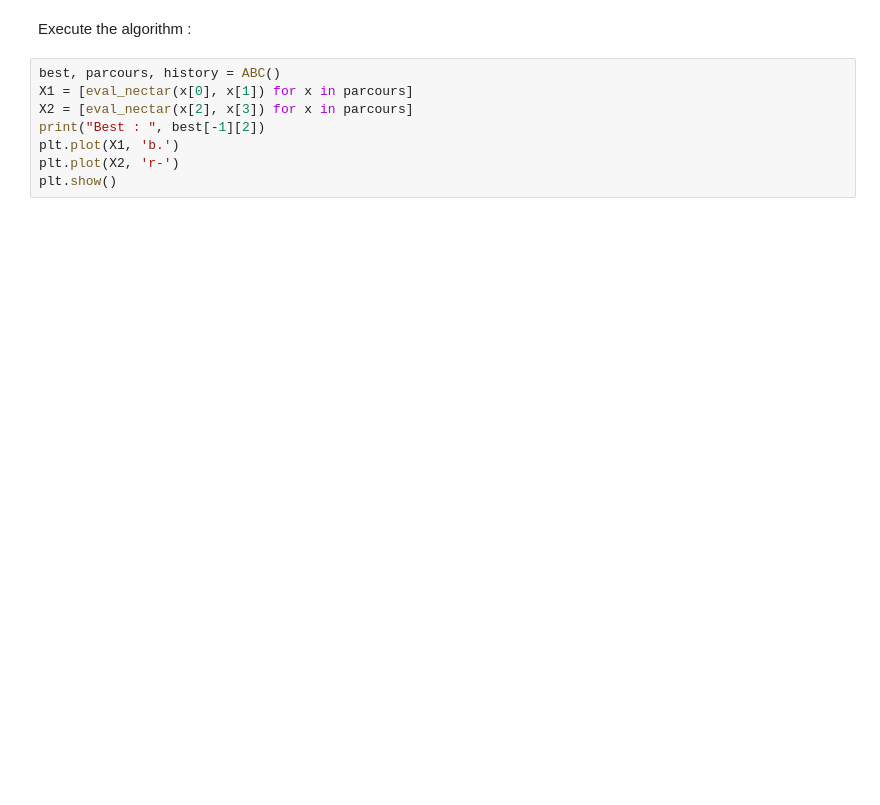
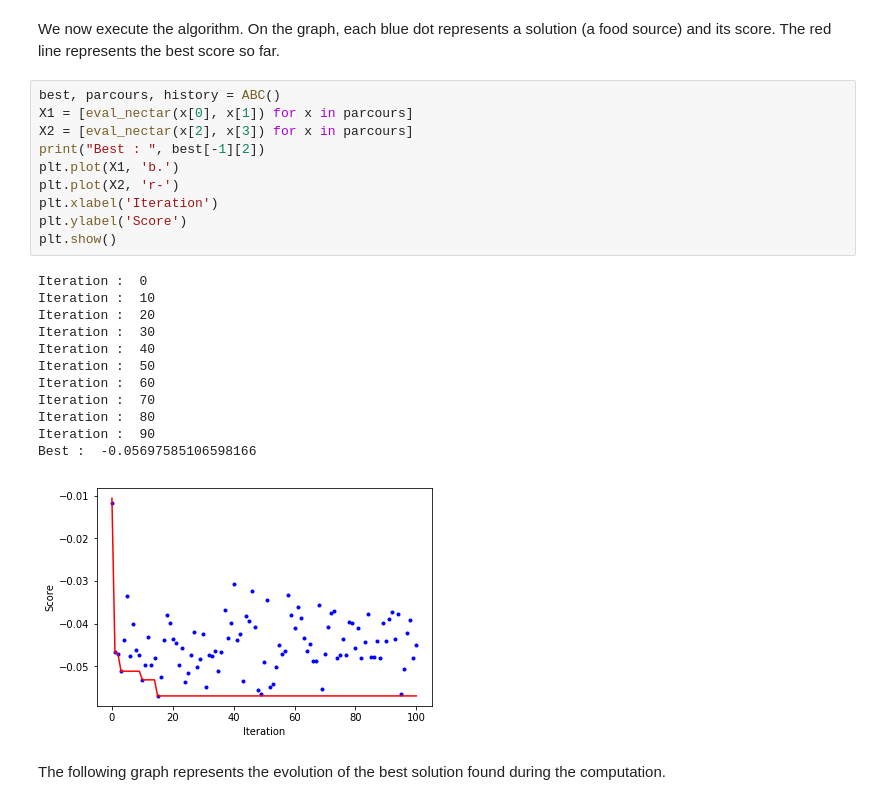
Before and after one commit to LBerth/AcademicWork, a Jupyter notebook: Artificial_Bee_Colony.ipynb, the cells around one changed output. Drawn from its saved outputs; the diff is of its cells as text; blank space fills up the shorter version.

```diff
--- a/Artificial_Bee_Colony.ipynb
+++ b/Artificial_Bee_Colony.ipynb
@@ -144,14 +149,31 @@ def ABC():
             if food_sources[i][-1] > threshold_eval :
                 food_sources[i] = get_new_food_source()
     return best, parcours, history
-# %% [markdown]
-Execute the algorithm :
+# %% [markdown]
+We now execute the algorithm. On the graph, each blue dot represents a solution (a food source) and its score. The red line represents the best score so far.
 # %%
 best, parcours, history = ABC()
 X1 = [eval_nectar(x[0], x[1]) for x in parcours]
 X2 = [eval_nectar(x[2], x[3]) for x in parcours]
 print("Best : ", best[-1][2])
 plt.plot(X1, 'b.')
 plt.plot(X2, 'r-')
+plt.xlabel('Iteration')
+plt.ylabel('Score')
 plt.show()
+# %% [output]
+Iteration :  0
+Iteration :  10
+Iteration :  20
+Iteration :  30
+Iteration :  40
+Iteration :  50
+Iteration :  60
+Iteration :  70
+Iteration :  80
+Iteration :  90
+Best :  -0.05697585106598166
+[figure, added]
+# %% [markdown]
+The following graph represents the evolution of the best solution found during the computation.
 # %%
```
Also changed, not shown: parts of 8 cells of this notebook.
